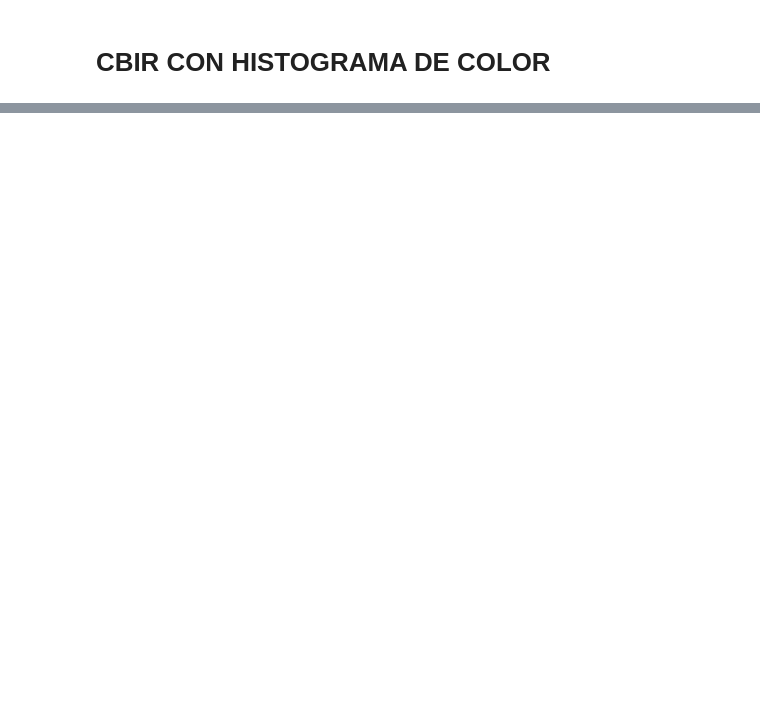
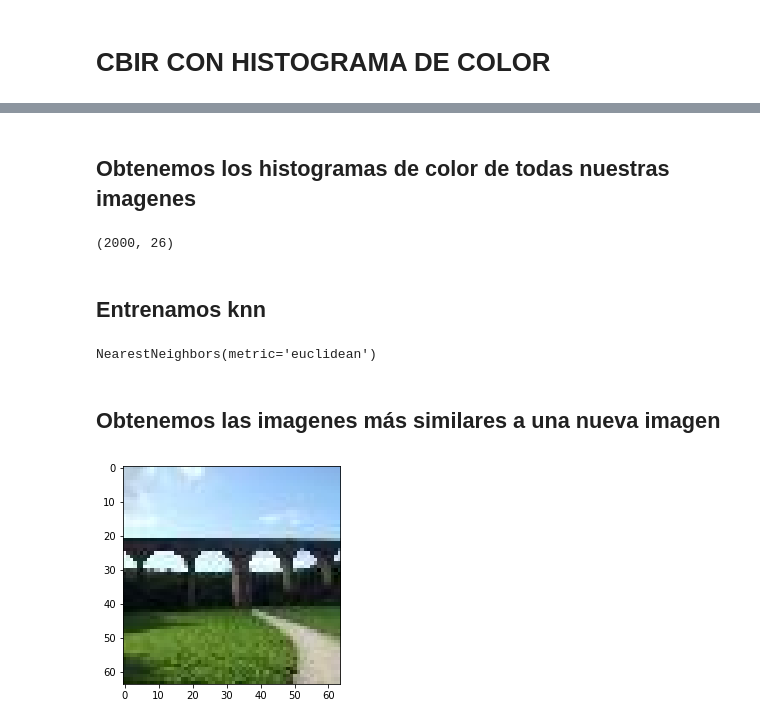
Before and after one commit to MrGG14/CBIR, a Jupyter notebook: CBIR_COLOR_HISTOGRAM.ipynb, the cells around one changed output, grey strips where cells are left out. Cells and saved outputs as stored; diff of their text form; code cells hidden in the pictures; blank space fills up the shorter version.

Commit message:
Color histogram bien

```diff
--- a/CBIR_COLOR_HISTOGRAM.ipynb
+++ b/CBIR_COLOR_HISTOGRAM.ipynb
@@ -51,0 +20,10 @@ display_n_similar(indices[0], 8)
+# %%
+def get_images_path(carpetas, n_imgs):
+    images_path = {}
+    for carpeta in carpetas:
+        for i in range(n_imgs):
+            images_path[(carpeta[-7:], str(i))] = f'./dataset/{carpeta}/{carpeta[-9:]}_{str(i)}.JPEG'
+    return images_path #Devuelve un diccionario en el que la clave es (carpeta, id), y los valores los paths
+# %%
+images_path = get_images_path(carpetas, n_imgs)
+len(images_path)
@@ -51,0 +60,44 @@ display_n_similar(indices[0], 8)
+# %% [markdown]
+## Obtenemos los histogramas de color de todas nuestras imagenes
+# %%
+color_histograms = np.empty((0,26))
+for idx in images_path:
+    im = cv2.imread(images_path[idx])
+    histogram = calculate_color_histogram(im)
+    histograms_arr = np.array(histogram)
+    #print(len(histograms_arr))
+    histograms_arr = np.insert(histograms_arr, 0, idx[1])
+    histograms_arr = np.insert(histograms_arr, 0, idx[0])
+    color_histograms =  np.vstack([color_histograms, histograms_arr]) #Pos 0 -> carpeta, Pos 1 -> numero de imagen
+color_histograms.shape
+# %% [output]
+(2000, 26)
+# %% [markdown]
+## Entrenamos knn
+# %%
+from sklearn.neighbors import NearestNeighbors
+knn = NearestNeighbors(n_neighbors=5, algorithm='auto', metric='euclidean')
+
+color_histograms_train = color_histograms[:, 2:] #Quitamos los dos primeros pertenecientes a indices de la imagen
+knn.fit(color_histograms_train)
+# %% [output]
+NearestNeighbors(metric='euclidean')
+# %% [markdown]
+## Obtenemos las imagenes más similares a una nueva imagen
+# %%
+new_image_path = list(images_path.values())[random.randrange(0, len(carpetas)*n_imgs - 1)]
+new_img = cv2.imread(new_image_path)
+plt.imshow(cv2.cvtColor(new_img, cv2.COLOR_BGR2RGB))
+
+# Calcular el histograma de la nueva imagen
+new_histogram = calculate_color_histogram(new_img)
+histogram_flat = new_histogram.reshape(1, -1)
+distance, indice = knn.kneighbors(histogram_flat, n_neighbors=5)
+
+ids = []
+for idx in indice[0]:
+        carpeta = str(int(color_histograms[idx,0]))
+        num_img = str(int(color_histograms[idx,1]))
+        ids.append((carpeta, num_img))
+# %% [output]
+[figure, added]
```
Also changed, not shown: parts of 11 cells of this notebook.
